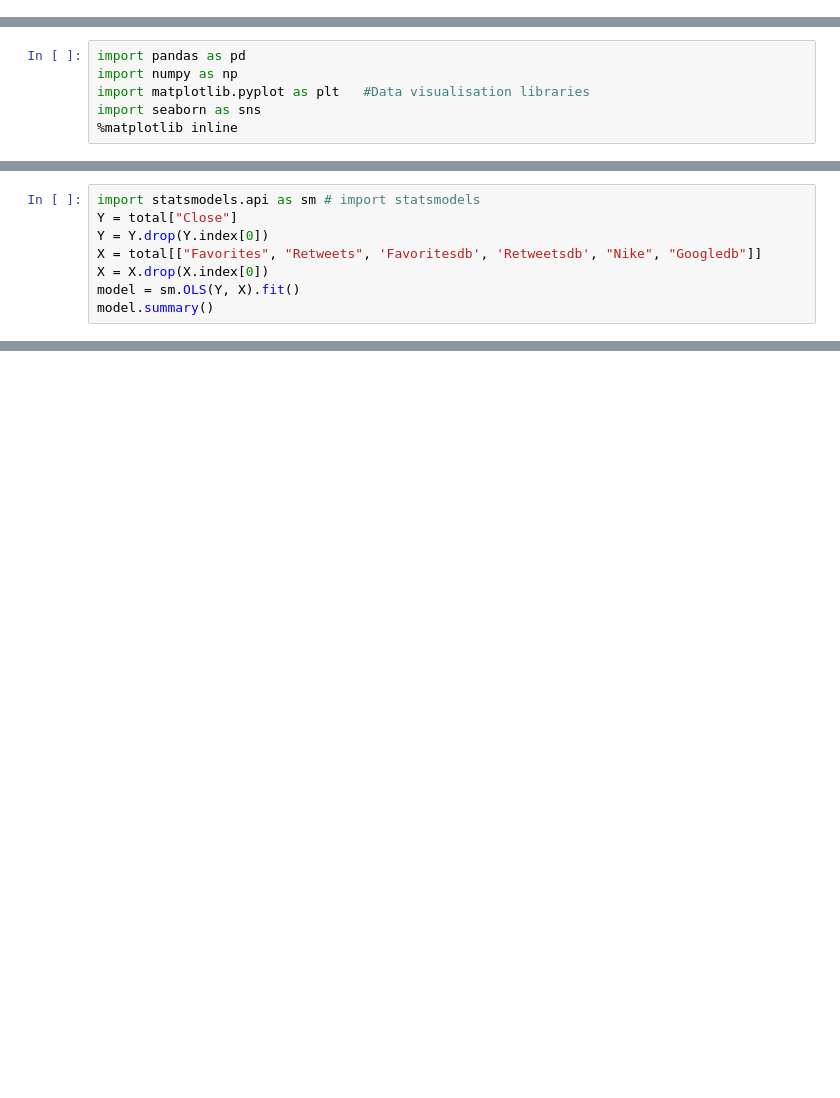
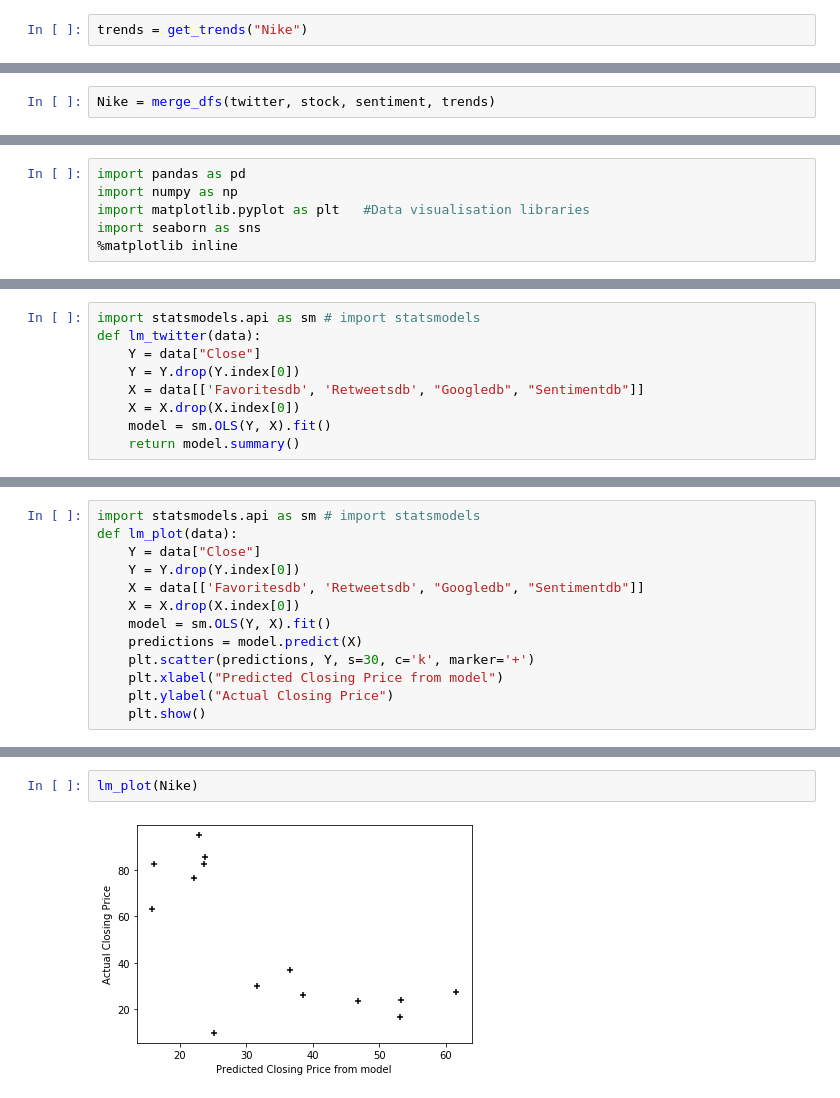
Before and after one commit to zpwenz/Project-1---Fortune-500-twitter-use, a Jupyter notebook: RegressionTwitterCompanies.ipynb, the cells around one changed output, grey strips where cells are left out. Drawn from its saved outputs; the diff is of its cells as text; blank space fills up the shorter version.

```diff
--- a/RegressionTwitterCompanies.ipynb
+++ b/RegressionTwitterCompanies.ipynb
@@ -248,0 +306,2 @@ total
+# %%
+trends = get_trends("Nike")
@@ -248,0 +367,2 @@ total
+# %%
+Nike = merge_dfs(twitter, stock, sentiment, trends)
@@ -271,8 +392,9 @@ total.corr()
 # %%
 import statsmodels.api as sm # import statsmodels
-Y = total["Close"]
-Y = Y.drop(Y.index[0])
-X = total[["Favorites", "Retweets", 'Favoritesdb', 'Retweetsdb', "Nike", "Googledb"]]
-X = X.drop(X.index[0])
-model = sm.OLS(Y, X).fit()
-model.summary()
+def lm_twitter(data):
+    Y = data["Close"]
+    Y = Y.drop(Y.index[0])
+    X = data[['Favoritesdb', 'Retweetsdb', "Googledb", "Sentimentdb"]]
+    X = X.drop(X.index[0])
+    model = sm.OLS(Y, X).fit()
+    return model.summary()
@@ -303,0 +401,13 @@ Warnings:
+# %%
+import statsmodels.api as sm # import statsmodels
+def lm_plot(data):
+    Y = data["Close"]
+    Y = Y.drop(Y.index[0])
+    X = data[['Favoritesdb', 'Retweetsdb', "Googledb", "Sentimentdb"]]
+    X = X.drop(X.index[0])
+    model = sm.OLS(Y, X).fit()
+    predictions = model.predict(X)
+    plt.scatter(predictions, Y, s=30, c='k', marker='+')
+    plt.xlabel("Predicted Closing Price from model")
+    plt.ylabel("Actual Closing Price")
+    plt.show()
@@ -303,0 +438,4 @@ Warnings:
+# %%
+lm_plot(Nike)
+# %% [output]
+[figure, added]
```
Also changed, not shown: parts of 93 cells of this notebook.
